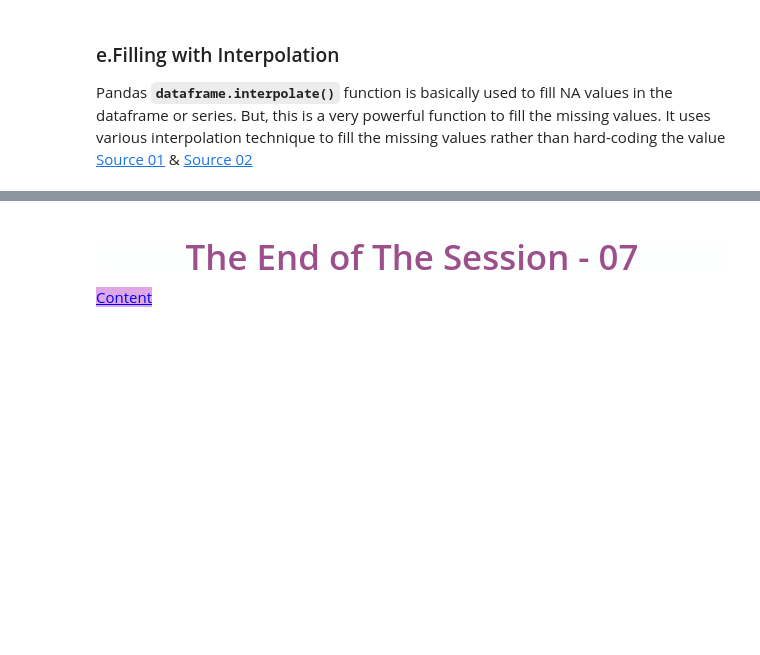
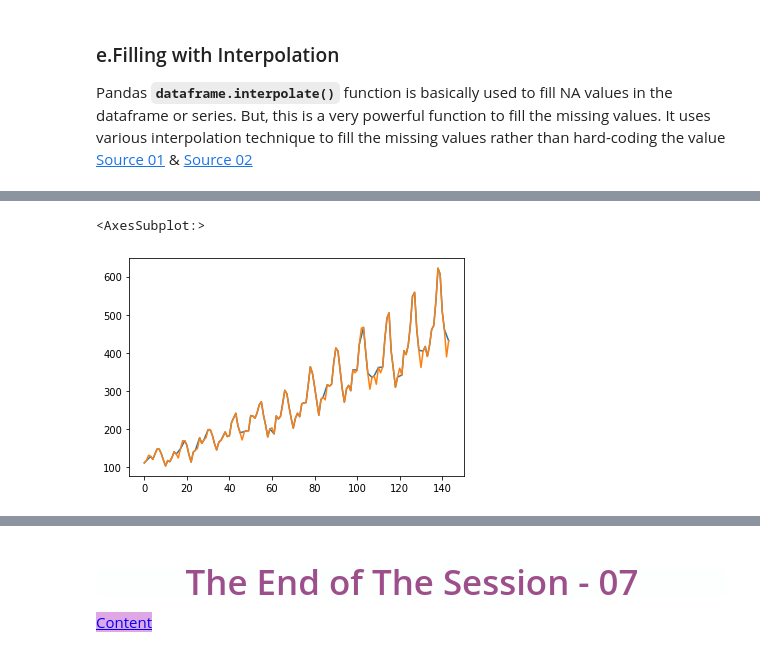
Before and after one commit to ertgrlars1/daily_work_file, a Jupyter notebook: 08.12.2022/08.11.2022 DAwPy - 9 (Handling with Missing Values).ipynb, the cells around one changed output, grey strips where cells are left out. Cells and saved outputs as stored; diff of their text form; code cells hidden in the pictures; blank space fills up the shorter version.

```diff
--- a/08.12.2022/08.11.2022 DAwPy - 9 (Handling with Missing Values).ipynb
+++ b/08.12.2022/08.11.2022 DAwPy - 9 (Handling with Missing Values).ipynb
@@ -1328,0 +1604,9 @@ Pandas **``dataframe.interpolate()``** function is basically used to fill NA val
+# %%
+flights_copy['passengers'].interpolate().plot()
+flights.passengers.plot()
+# orjinali ile cok yakın degerler aldık
+# linear olan bir veri seti varsa interpolate yöntemi kullanılabılır
+# ikisini üst üste koyunca karsılaştırma yapıyor
+# %% [output]
+<AxesSubplot:>
+[figure, added]
```
Also changed, not shown: parts of 47 cells of this notebook, 6 other files.
